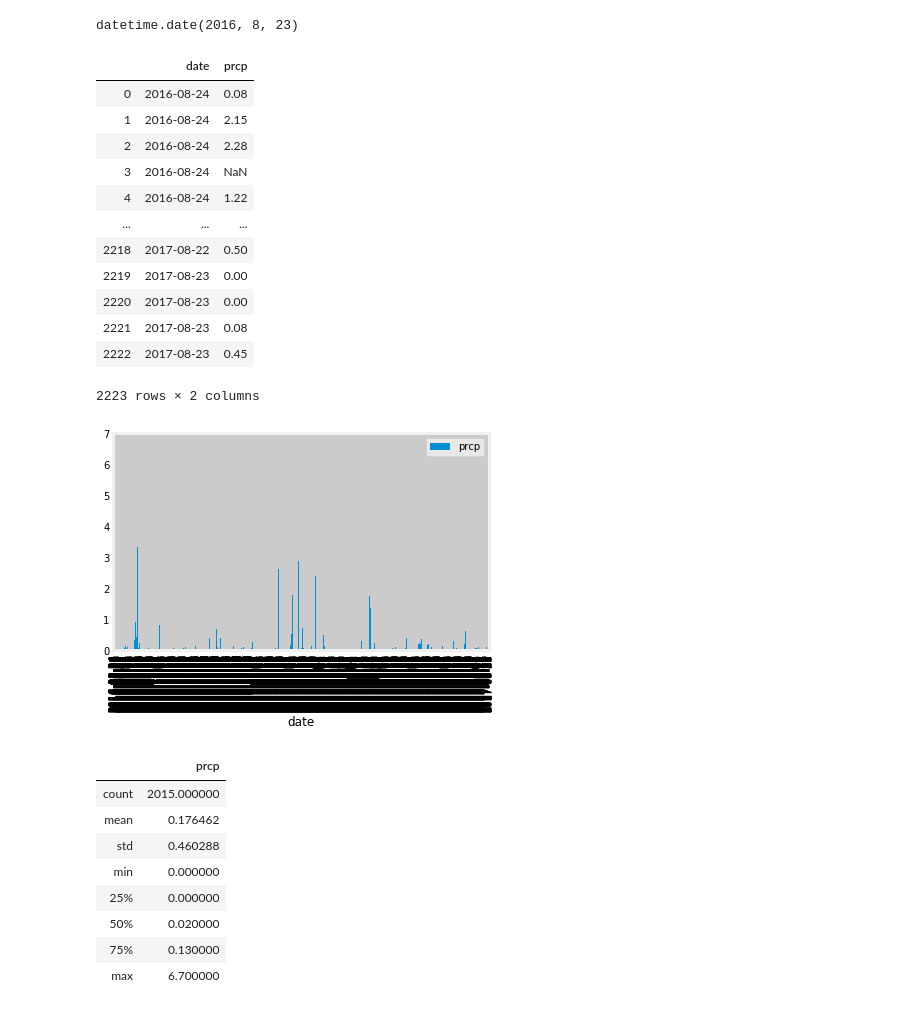
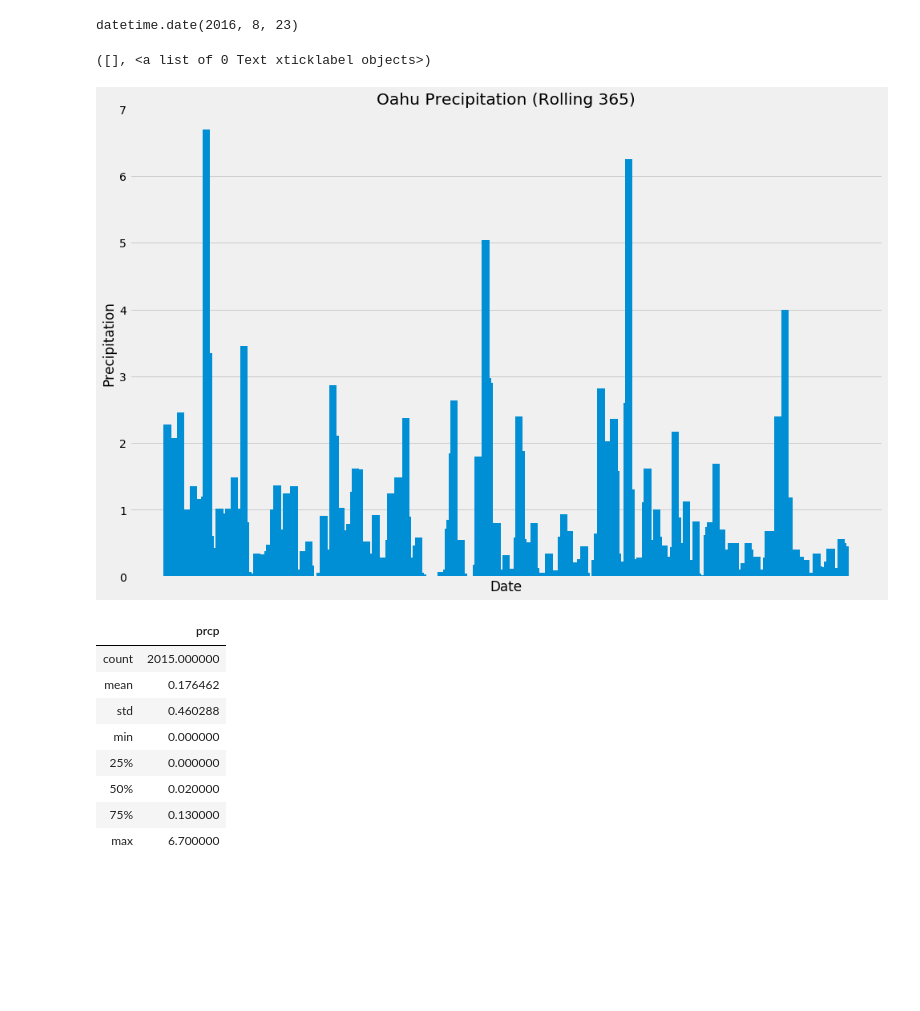
Before and after one commit to herge008/sqlalchemy-challenge, a Jupyter notebook: surfs_up.ipynb, the cells around one changed output. Cells and saved outputs as stored; diff of their text form; code cells hidden in the pictures; blank space fills up the shorter version.

```diff
--- a/surfs_up.ipynb
+++ b/surfs_up.ipynb
@@ -63,24 +61,10 @@ datetime.date(2016, 8, 23)
 # Perform a query to retrieve the data and precipitation scores
 sel = [Measurement.date,
        Measurement.prcp]
-year_data = session.query(*sel).\
+m_data = session.query(*sel).\
     filter(Measurement.date > '2016-08-23').\
     order_by(Measurement.date).all()
 # %%
 # Save the query results as a Pandas DataFrame and set the index to the date column
-df = pd.DataFrame(year_data, columns=['date', 'prcp'])
-df
+df_m = pd.DataFrame(m_data, columns=['date', 'prcp'])
+#df_m
-# %% [output]
-|  | date | prcp |
-| 0 | 2016-08-24 | 0.08 |
-| 1 | 2016-08-24 | 2.15 |
-| 2 | 2016-08-24 | 2.28 |
-| 3 | 2016-08-24 | NaN |
-| 4 | 2016-08-24 | 1.22 |
-| ... | ... | ... |
-| 2218 | 2017-08-22 | 0.50 |
-| 2219 | 2017-08-23 | 0.00 |
-| 2220 | 2017-08-23 | 0.00 |
-| 2221 | 2017-08-23 | 0.08 |
-| 2222 | 2017-08-23 | 0.45 |
-2223 rows × 2 columns
@@ -89,9 +71,15 @@ df
-# %%
-# Use Pandas Plotting with Matplotlib to plot the data
-#df.set_index('date', inplace=True)
-df.plot.bar()
-plt.show()
-# %% [output]
-[figure, removed]
+# %%
+# Use Pandas Plotting with Matplotlib to plot the data
+fig = plt.figure(figsize=(15, 10))
+ax = fig.add_subplot()
+ax.bar(df_m["date"], df_m["prcp"], width=4)
+plt.title("Oahu Precipitation (Rolling 365)")
+plt.xlabel("Date")
+plt.ylabel("Precipitation")
+plt.ylim(0, 7)
+plt.xticks([])
+# %% [output]
+([], <a list of 0 Text xticklabel objects>)
+[figure, added]
 # %%
 # Use Pandas to calcualte the summary statistics for the precipitation data
```
Also changed, not shown: parts of 15 cells of this notebook.
